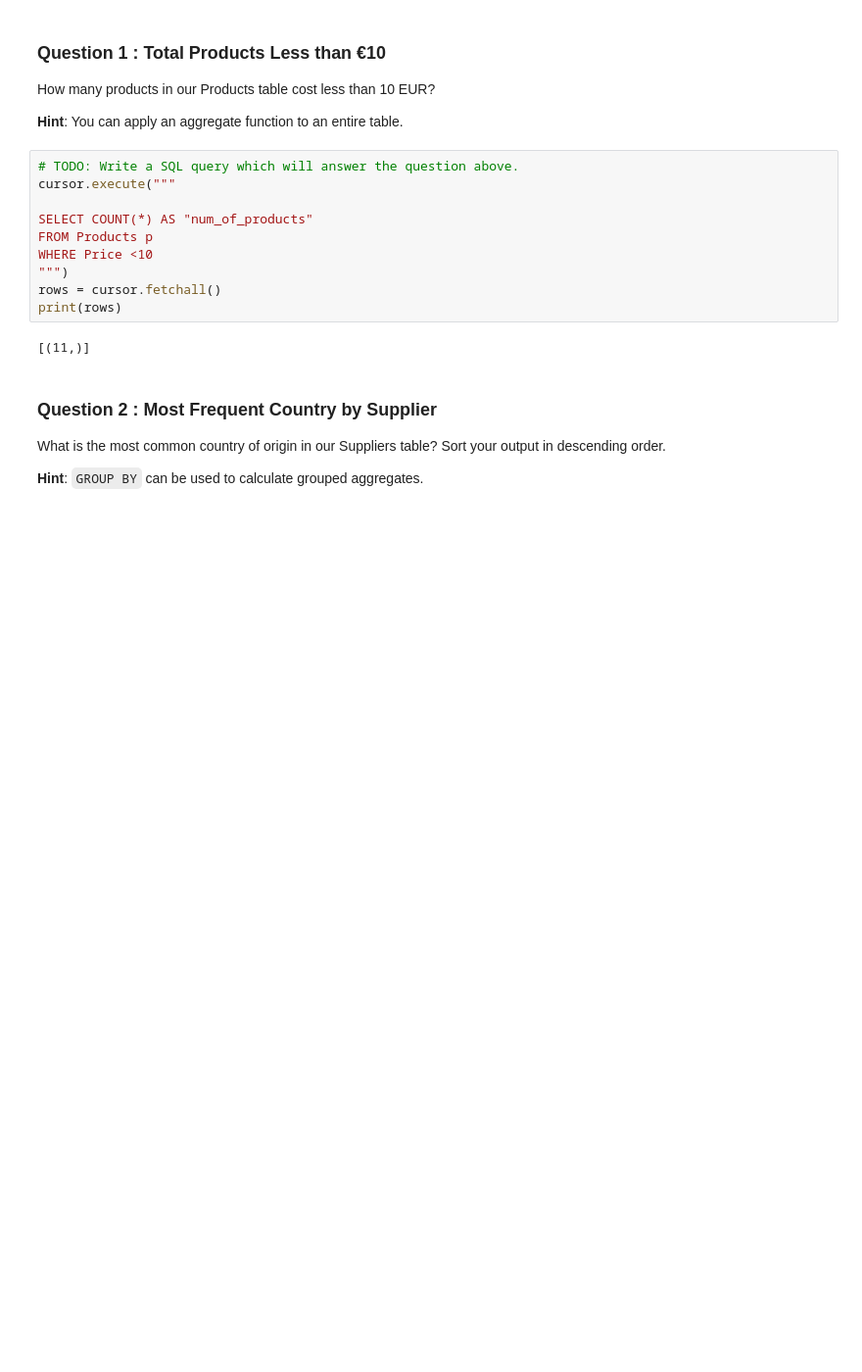
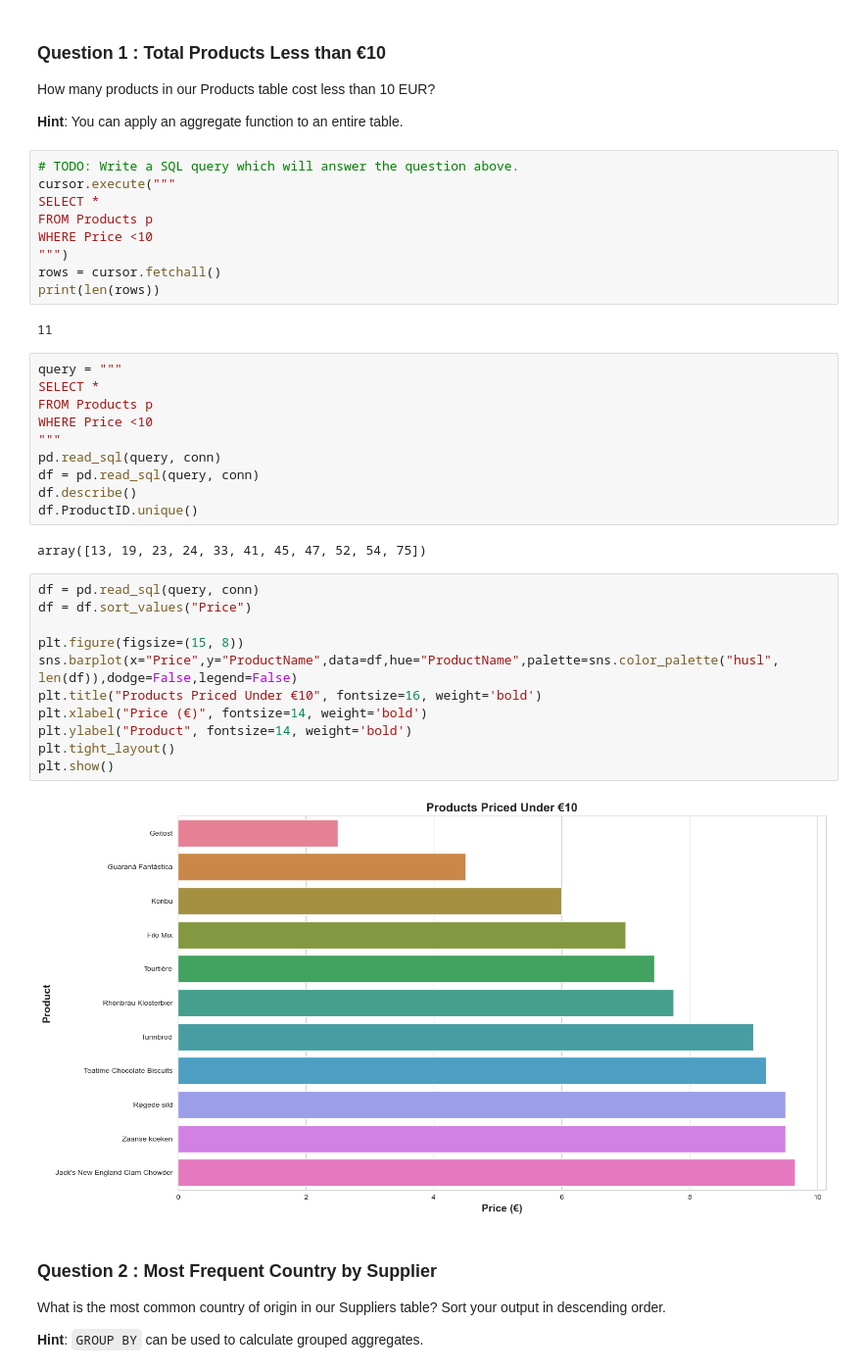
Before and after one commit to jesseniadia/Ad-Hoc-Data-Reporting, a Jupyter notebook: adhoc-sql (TLab 4)/adhoc_report.ipynb, the cells around one changed output. Shown at 98% size. Cells and saved outputs as stored; diff of their text form; blank space fills up the shorter version.

```diff
--- a/adhoc-sql (TLab 4)/adhoc_report.ipynb
+++ b/adhoc-sql (TLab 4)/adhoc_report.ipynb
@@ -26,15 +25,39 @@ How many products in our Products table cost less than 10 EUR?
 # %%
 # TODO: Write a SQL query which will answer the question above.
 cursor.execute("""
-
-SELECT COUNT(*) AS "num_of_products"
+SELECT *
 FROM Products p
 WHERE Price <10
 """)
 rows = cursor.fetchall()
-print(rows)
+print(len(rows))
 # %% [output]
-[(11,)]
+11
+# %%
+query = """
+SELECT *
+FROM Products p
+WHERE Price <10
+"""
+pd.read_sql(query, conn)
+df = pd.read_sql(query, conn)
+df.describe()
+df.ProductID.unique()
+# %% [output]
+array([13, 19, 23, 24, 33, 41, 45, 47, 52, 54, 75])
+# %%
+df = pd.read_sql(query, conn)
+df = df.sort_values("Price")
+
+plt.figure(figsize=(15, 8))
+sns.barplot(x="Price",y="ProductName",data=df,hue="ProductName",palette=sns.color_palette("husl", len(df)),dodge=False,legend=False)
+plt.title("Products Priced Under €10", fontsize=16, weight='bold')
+plt.xlabel("Price (€)", fontsize=14, weight='bold')
+plt.ylabel("Product", fontsize=14, weight='bold')
+plt.tight_layout()
+plt.show()
+# %% [output]
+[figure, added]
 # %% [markdown]
 ### Question 2 : Most Frequent Country by Supplier
 
```
Also changed, not shown: parts of 30 cells of this notebook.
